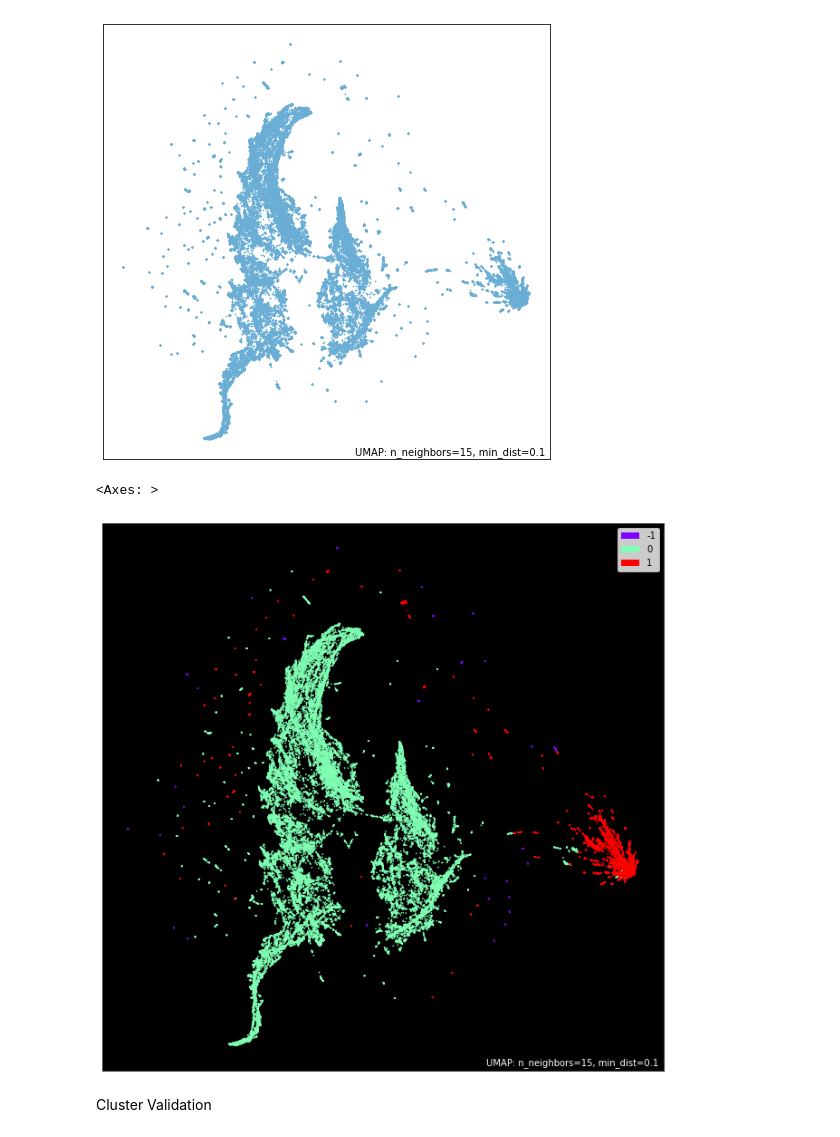
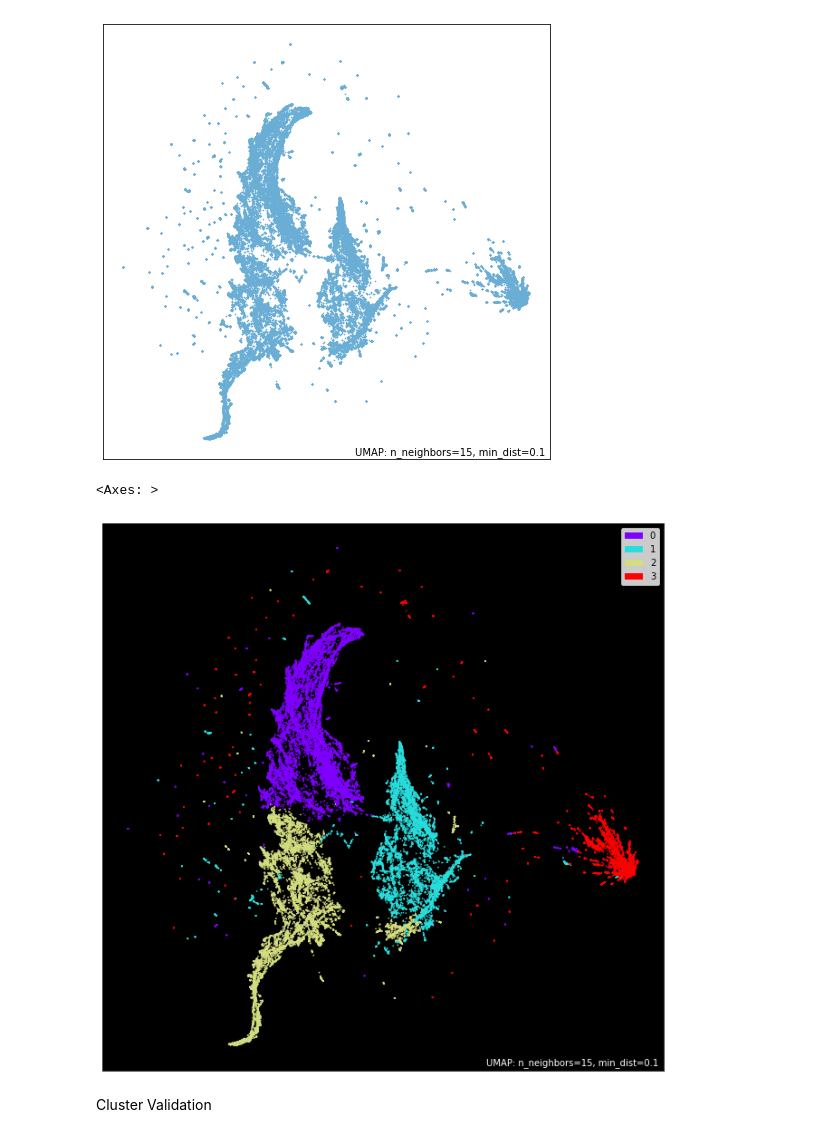
Before and after one commit to cameronstackhouse/exploring-the-design-space-of-artificial-life, a Jupyter notebook: results.ipynb, the cells around one changed output. Drawn from its saved outputs; the diff is of its cells as text; code cells hidden in the pictures.

```diff
--- a/results.ipynb
+++ b/results.ipynb
@@ -194,5 +194,5 @@ plt.show()
 # %% [output]
 [figure]
 # %%
-threshold1200_cluster = AgglomerativeClustering(distance_threshold=1200, n_clusters=None)
-threshold1200_labels = threshold1200_cluster.fit_predict(reduced)
+hierarchical_cluster = AgglomerativeClustering(distance_threshold=600, n_clusters=None)
+hierarchical_labels = hierarchical_cluster.fit_predict(reduced)
@@ -229,10 +207,10 @@ umap.plot.points(mapper)
 <Axes: >
 [figure]
 # %%
-umap.plot.points(mapper, labels=optics.labels_, color_key_cmap='Paired', theme='fire')
+umap.plot.points(mapper, labels=hierarchical_labels, color_key_cmap='Paired', theme='fire')
 # %% [output]
 <Axes: >
-[figure, old version]
+[figure, new version]
 # %% [markdown]
 Cluster Validation
 # %%
```
Also changed, not shown: parts of 6 cells of this notebook, 2 other files.
